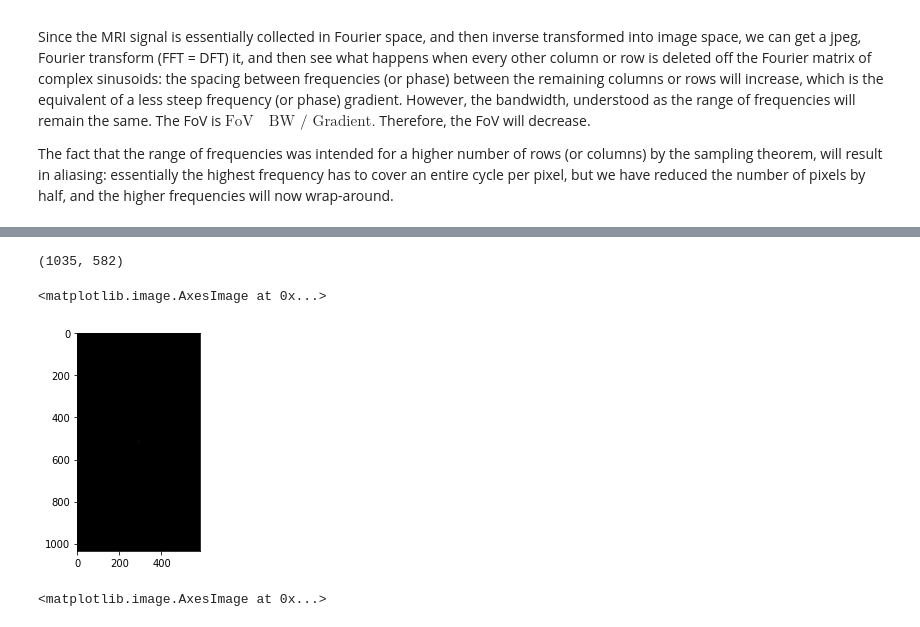
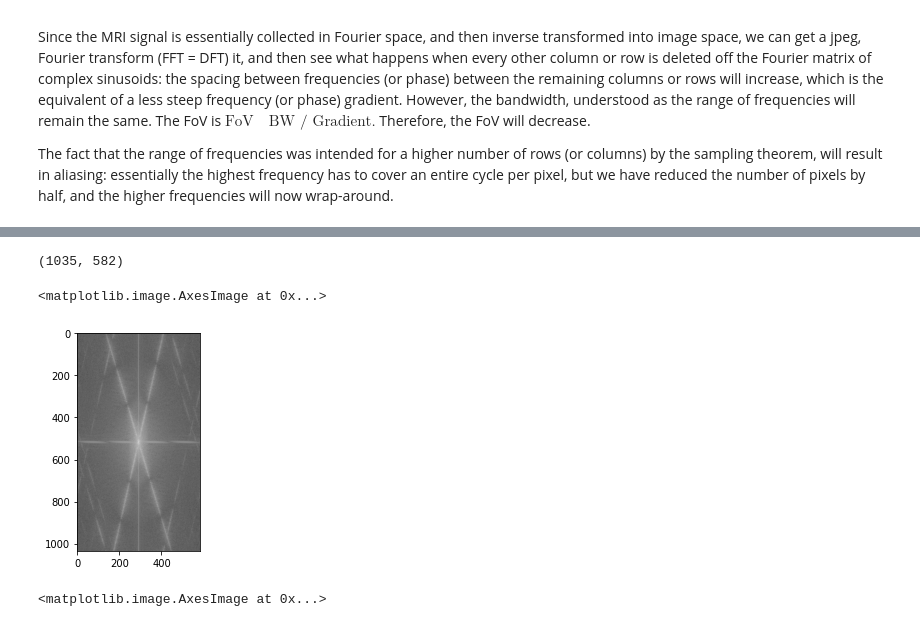
Before and after one commit to RInterested/MRI, a Jupyter notebook: MRI_Concepts.ipynb, the cells around one changed output, grey strips where cells are left out. Cells and saved outputs as stored; diff of their text form; code cells hidden in the pictures.

```diff
--- a/MRI_Concepts.ipynb
+++ b/MRI_Concepts.ipynb
@@ -51,13 +58,13 @@ plt.imshow(img_back_sacrum, cmap = 'gray')
 # %%
 w = fsacrumshifted
 matw = w[:,np.arange(0,np.shape(w)[1],2)] # Takes out every other column off the frequencies.
 print(matw.shape)
-freqw = np.abs(matw)
+freqw = np.log(np.abs(matw))
 plt.imshow(freqw, cmap='gray')
 # %% [output]
 (1035, 582)
 <matplotlib.image.AxesImage at 0x...>
-[figure, old version]
+[figure, new version]
 # %%
 # inverse fft
 fw_ishift = np.fft.ifftshift(matw)
```
Also changed, not shown: parts of 6 cells of this notebook.
